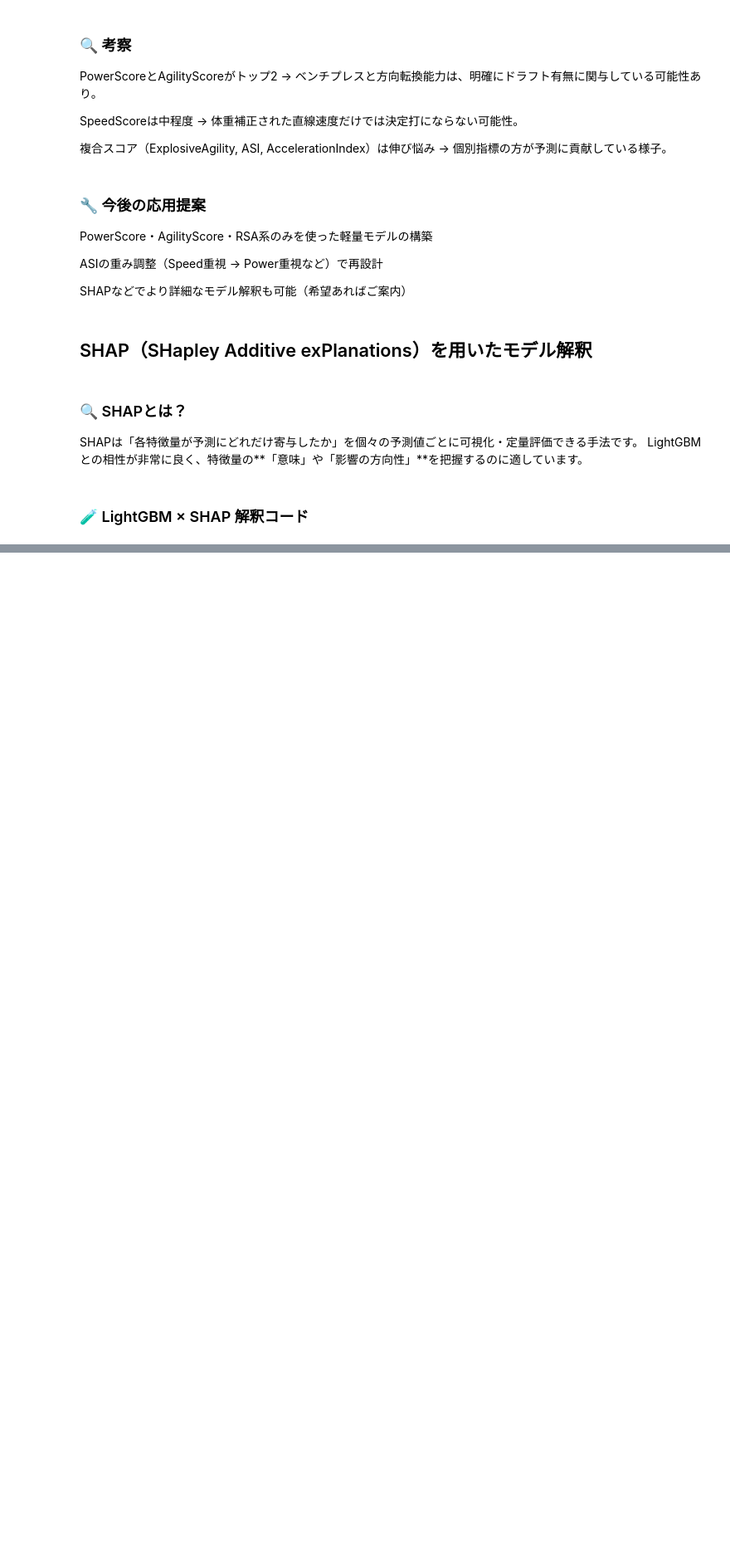
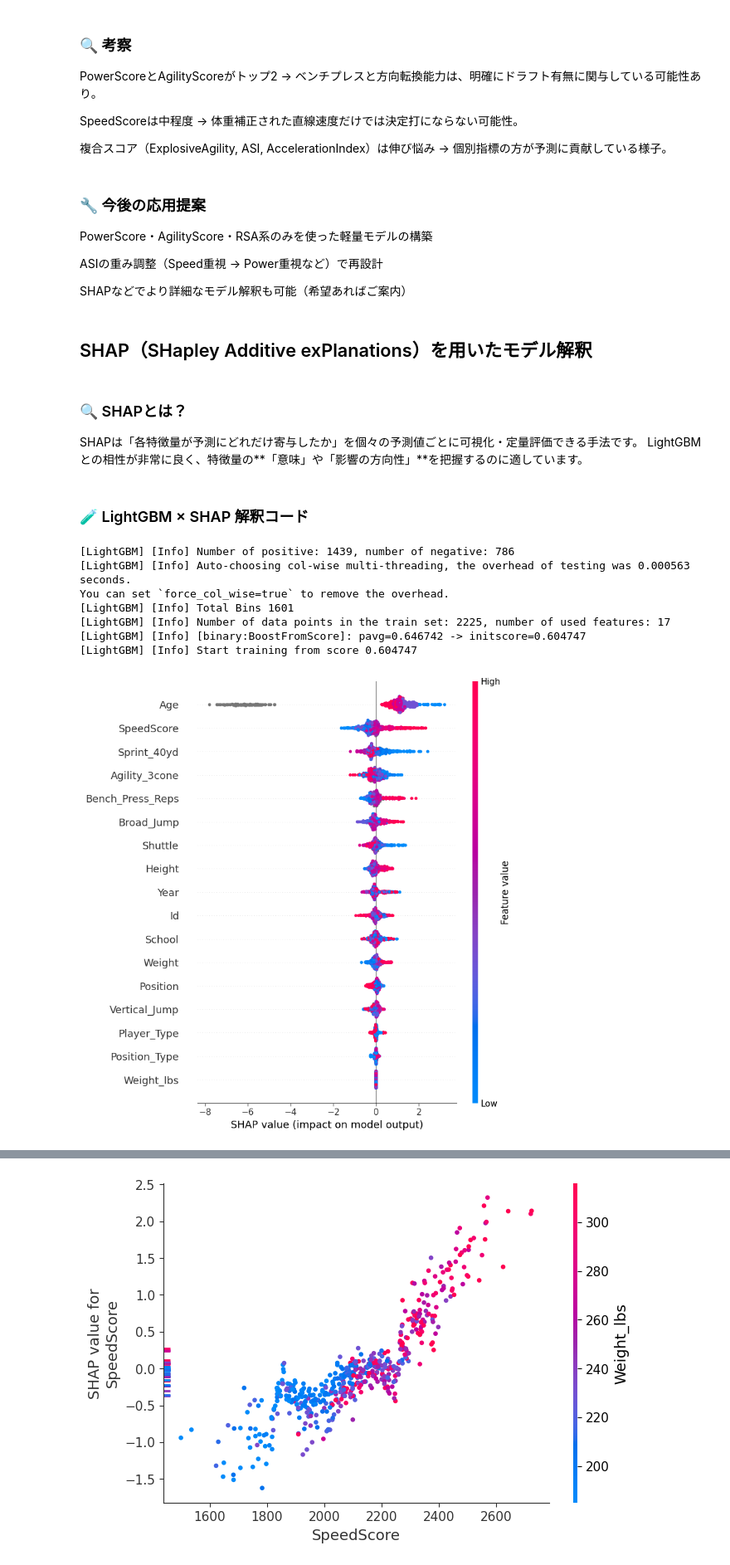
Before and after one commit to yu531deve/GCI-NFL-Draft-Prediction-, a Jupyter notebook: notebooks/07_0627_notebook().ipynb, the cells around one changed output, grey strips where cells are left out. Shown: that part at 83% size. Drawn from its saved outputs; the diff is of its cells as text; code cells hidden in the pictures; blank space fills up the shorter version.

```diff
--- a/notebooks/07_0627_notebook().ipynb
+++ b/notebooks/07_0627_notebook().ipynb
@@ -285,16 +359,69 @@ LightGBM との相性が非常に良く、特徴量の**「意味」や「影響
 # %%
 # ① 必要なライブラリをインポート（インストール済前提）
 import shap
 import matplotlib.pyplot as plt
+from lightgbm import LGBMClassifier
+import pandas as pd
+from sklearn.preprocessing import LabelEncoder
 
-# ② SHAPのExplainerを作成
-explainer = shap.TreeExplainer(model)  # 事前に学習済みの LGBMClassifier を指定
+# データ読み込み
+PATH = "../data/"
+X = pd.read_csv(PATH + "train.csv")
+y = X["Drafted"]
+X_features = X.drop(columns=["Drafted"])
 
-# ③ SHAP値の計算（例として X_valid を使用）
-shap_values = explainer.shap_values(X_valid)
+# Label Encoding
+cat_cols = ["School", "Player_Type", "Position_Type", "Position"]
+le = LabelEncoder()
+for col in cat_cols:
+    X_features[col] = le.fit_transform(X_features[col])
 
-# ④ 特徴量のサマリープロット（重要度と影響方向を可視化）
-shap.summary_plot(shap_values, X_valid, show=True)
+# SpeedScore 再計算・追加
+X_features["Weight_lbs"] = X_features["Weight"] * 2.20462
+X_features["SpeedScore"] = X_features["Weight_lbs"] * (200 / X_features["Sprint_40yd"]**2)
 
-# ⑤ 特定の特徴量（例：SpeedScore）の詳細プロット（影響の分布を見る）
+# 学習用・検証用に分割
+X_train = X_features.sample(frac=0.8, random_state=42)
+X_valid = X_features.drop(X_train.index)
+y_train = y.loc[X_train.index]
+y_valid = y.loc[X_valid.index]
+
+# モデル学習
+model = LGBMClassifier(random_state=42)
+model.fit(X_train, y_train)
+
+# SHAPのExplainer作成
+explainer = shap.TreeExplainer(model)
+
+# SHAP値取得
+shap_values_raw = explainer.shap_values(X_valid)
+
+# ndarray (n_samples, ), 各要素が (n_features, ) → (n_samples, n_features) に変換
+import numpy as np
+
+shap_values = np.vstack(shap_values_raw)  # shape: (n_samples, n_features)
+
+# 可視化
+shap.summary_plot(shap_values, X_valid)
+
+
+# ④ SHAPサマリープロット
+plt.figure(figsize=(10, 6))
+shap.summary_plot(shap_values, X_valid)
+
+# ⑤ Dependence Plot（SpeedScore）
 shap.dependence_plot("SpeedScore", shap_values, X_valid)
+
+# ⑥ Force Plot
+shap.initjs()
+i = 0  # 任意の行
+shap.force_plot(explainer.expected_value, shap_values[i], X_valid.iloc[i])
+# %% [output]
+[LightGBM] [Info] Number of positive: 1439, number of negative: 786
+[LightGBM] [Info] Auto-choosing col-wise multi-threading, the overhead of testing was 0.000563 seconds.
+You can set `force_col_wise=true` to remove the overhead.
+[LightGBM] [Info] Total Bins 1601
+[LightGBM] [Info] Number of data points in the train set: 2225, number of used features: 17
+[LightGBM] [Info] [binary:BoostFromScore]: pavg=0.646742 -> initscore=0.604747
+[LightGBM] [Info] Start training from score 0.604747
+[figure, added]
@@ -300,0 +429 @@ shap.dependence_plot("SpeedScore", shap_values, X_valid)
+[figure, added]
```
Also changed, not shown: parts of 9 cells of this notebook.
